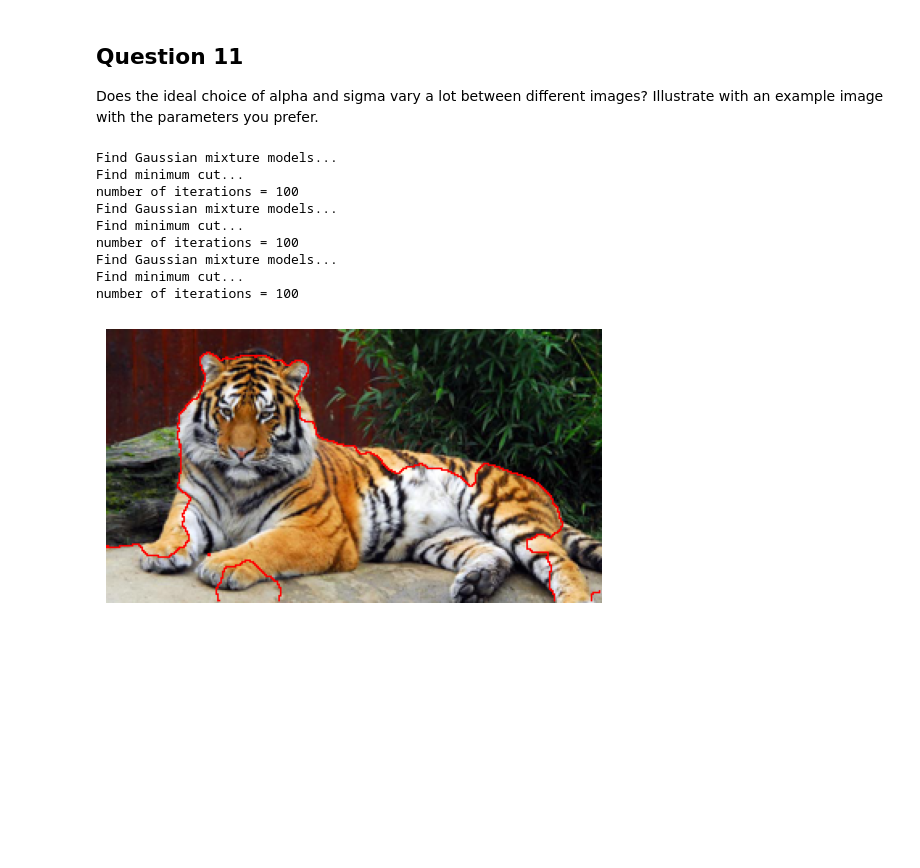
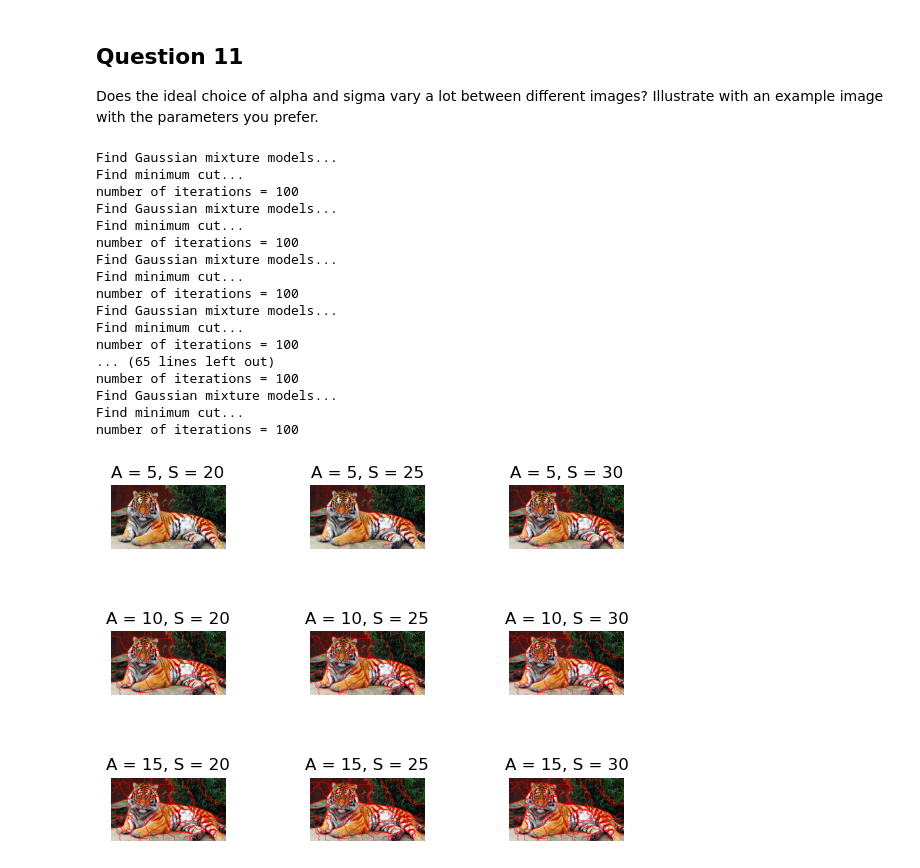
Before and after one commit to RakinAli/Computer-Vision-course, a Jupyter notebook: Labs/Lab 3/Rakin/main.ipynb, the cells around one changed output. Saved outputs shown, nothing was run; the diff lists cells and outputs as text; code cells hidden in the pictures; blank space fills up the shorter version.

```diff
--- a/Labs/Lab 3/Rakin/main.ipynb
+++ b/Labs/Lab 3/Rakin/main.ipynb
@@ -588,46 +588,57 @@ Does the ideal choice of alpha and sigma vary a lot between different images? Il
 def qeleven():
   scale_factor = 0.5  # image downscale factor
   area = [
       80,
       110,
       570,
       300,
   ]  # image region to train foreground with [ minx, miny, maxx, maxy ]
   K = 10  # number of mixture components
-  alpha = 8  # maximum edge cost
-  sigma = 30.0  # edge cost decay factor
-
-
-
-
-
+  alpha = [5,10,15]  # maximum edge cost
+  sigma = [20,25,30]  # edge cost decay factor
 
   img = Image.open("Images-jpg/tiger1.jpg")
   img = img.resize((int(img.size[0] * scale_factor), int(img.size[1] * scale_factor)))
 
   area = [int(i * scale_factor) for i in area]
   I = np.asarray(img).astype(np.float32)
 
-  segm, prior = graphcut_segm(I, area, K, alpha, sigma)
+  # Create a figure with subplots athat contains alphas and sigmas
+  fig, axs = plt.subplots(3, 3)
+  fig.tight_layout(pad=3.0)  # Increased padding between plots
 
-  Inew = mean_segments(img, segm)
-  if True:
-      Inew = overlay_bounds(img, segm)
+  for i in range(3):
+      for j in range(3):
+          # Perform Graph Cut Segmentation
+          segm, prior = graphcut_segm(I, area, K, alpha[i], sigma[j])
+          Inew = mean_segments(I, segm)
+          if True:
+              Inew = overlay_bounds(img, segm)
 
-  img = Image.fromarray(Inew.astype(np.ubyte))
-  plt.imshow(img)
-  plt.axis("off")
+          # Display results
+          img = Image.fromarray(Inew.astype(np.ubyte))
+          axs[i, j].imshow(img)
+          axs[i, j].set_title("A = {}, S = {}".format(alpha[i], sigma[j]))
+          axs[i, j].axis("off")
   plt.show()
-  img.save("result/graphcut.png")
+
 qeleven()
 # %% [output]
 Find Gaussian mixture models...
 Find minimum cut...
 number of iterations = 100
 Find Gaussian mixture models...
 Find minimum cut...
 number of iterations = 100
 Find Gaussian mixture models...
 Find minimum cut...
 number of iterations = 100
+Find Gaussian mixture models...
+Find minimum cut...
+number of iterations = 100
+... (65 lines left out)
+number of iterations = 100
+Find Gaussian mixture models...
+Find minimum cut...
+number of iterations = 100
-[figure, old version]
+[figure, new version]
```
Also changed, not shown: parts of 6 cells of this notebook, 2 other files.
